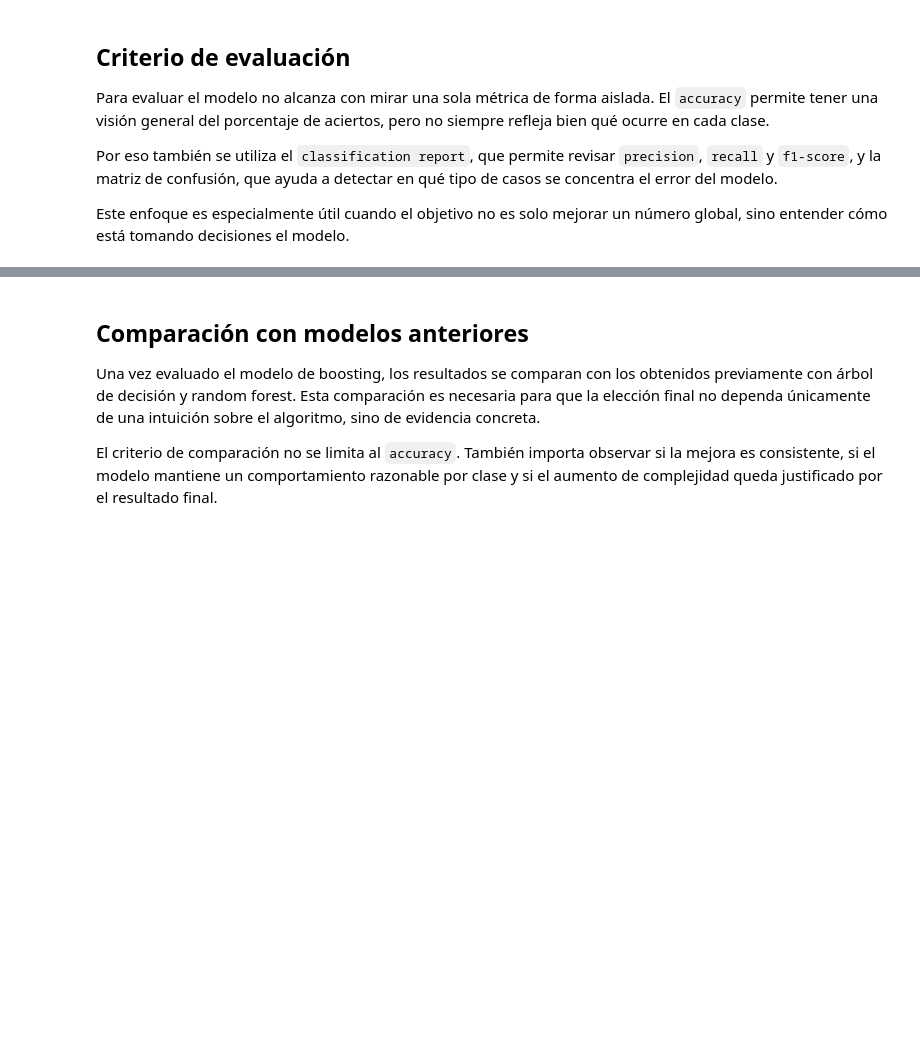
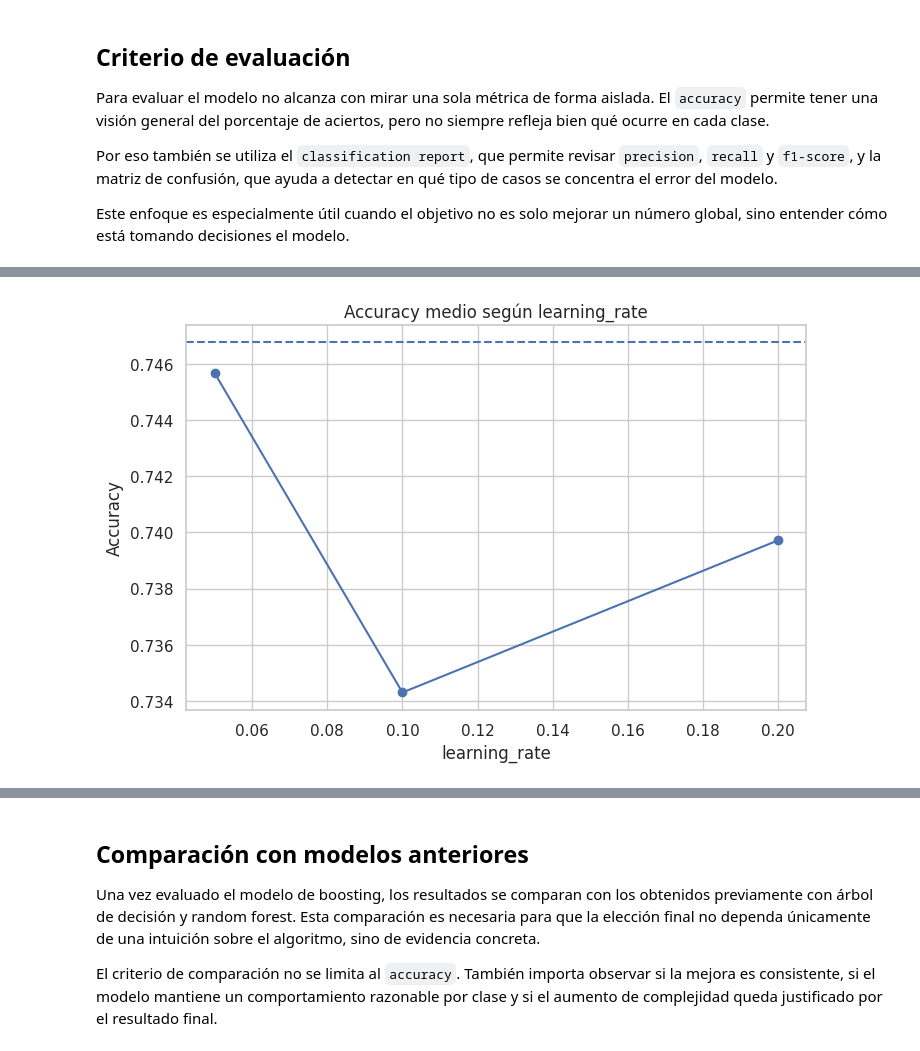
Before and after one commit to 4GeeksAcademy/gondelles-boosting-algorithm-project, a Jupyter notebook: src/boosting_diabetes.ipynb, the cells around one changed output, grey strips where cells are left out. Saved outputs shown, nothing was run; the diff lists cells and outputs as text; code cells hidden in the pictures; blank space fills up the shorter version.

```diff
--- a/src/boosting_diabetes.ipynb
+++ b/src/boosting_diabetes.ipynb
@@ -407,0 +531,16 @@ Este enfoque es especialmente útil cuando el objetivo no es solo mejorar un nú
+# %%
+plot_lr = (
+    results_df.groupby("learning_rate", as_index=False)["accuracy"]
+    .mean()
+    .sort_values("learning_rate")
+)
+
+plt.figure(figsize=(8, 5))
+plt.plot(plot_lr["learning_rate"], plot_lr["accuracy"], marker="o")
+plt.axhline(baseline_accuracy, linestyle="--")
+plt.title("Accuracy medio según learning_rate")
+plt.xlabel("learning_rate")
+plt.ylabel("Accuracy")
+plt.show()
+# %% [output]
+[figure, added]
```
Also changed, not shown: parts of 13 cells of this notebook.
